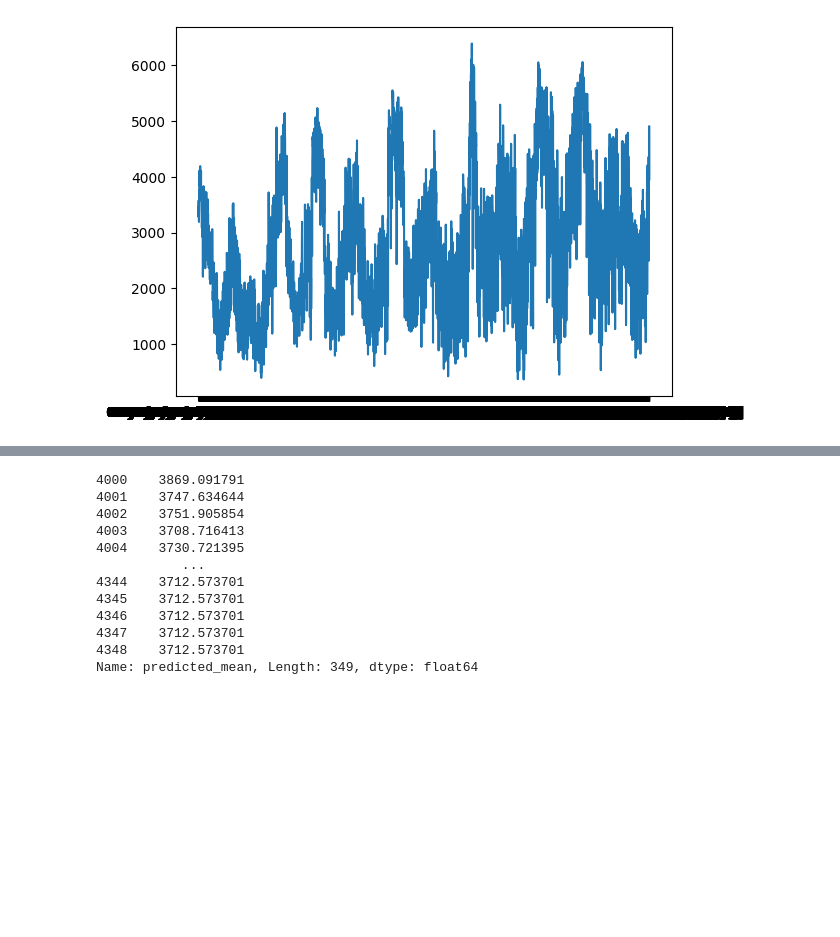
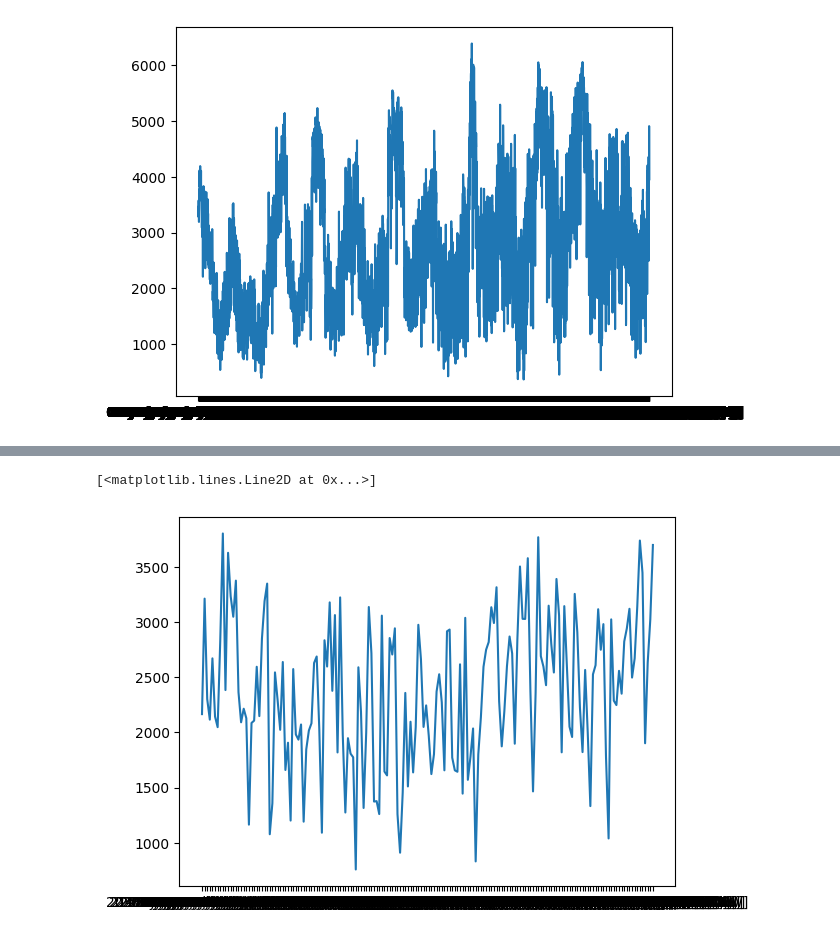
Before and after one commit to Migueldecrayencour/how_green_can_we_go_final, a Jupyter notebook: notebooks/SARIMA.ipynb, the cells around one changed output, grey strips where cells are left out. Cells and saved outputs as stored; diff of their text form; code cells hidden in the pictures; blank space fills up the shorter version.

```diff
--- a/notebooks/SARIMA.ipynb
+++ b/notebooks/SARIMA.ipynb
@@ -7,7 +7,7 @@ from statsmodels.graphics.tsaplots import plot_acf
 from statsmodels.graphics.tsaplots import plot_pacf
 import re
 
-df = pd.read_csv('full_data_2011-01-01_2022-11-26.csv', sep=',')
+df = pd.read_csv('../data/full_data_2011-01-01_2022-11-26.csv', sep=',')
 
 df = df.loc[[2]].drop(columns='Unnamed: 0').T
 df.columns = ['energie']
@@ -32,7 +32,7 @@ plt.plot(df['energie'])
 [<matplotlib.lines.Line2D at 0x...>]
 [figure]
 # %%
-df_rain = pd.read_csv('data_precipitation.csv', sep=';')
-df_temp= pd.read_csv('temperature_data.csv', sep=';')
+df_rain = pd.read_csv('../data/data_precipitation.csv', sep=';')
+df_temp= pd.read_csv('../data/temperature_data.csv', sep=';')
 df_temp.drop(columns=['Unnamed: 17'], inplace = True)
-df[365:]
+df = df[2557:-18]
@@ -58,5 +44,3 @@ df_rain['data'].drop(columns='data')
 
 df_rain['mean'] = df_rain.mean(axis=1)
 df_temp['mean'] = df_temp.mean(axis=1)
-# %%
-df = df.reset_index()
@@ -130,0 +47,8 @@ CONVERGENCE: NORM_OF_PROJECTED_GRADIENT_<=_PGTOL
+# %%
+df_train = df[:1600]
+#temp_train = df_temp[:1600]
+rain_train = df_rain[:1600]
+
+df_test = df[1600:]
+#temp_test = df_temp[1600:]
+rain_test = df_rain[1600:]
@@ -133,20 +99,10 @@ results = sarima.get_forecast(len(test), alpha=0.05)
 forecast = results.predicted_mean
 confidence_int = results.conf_int()
-# %%
-forecast
-# %% [output]
-4000    3869.091791
-4001    3747.634644
-4002    3751.905854
-4003    3708.716413
-4004    3730.721395
-           ...
-4344    3712.573701
-4345    3712.573701
-4346    3712.573701
-4347    3712.573701
-4348    3712.573701
-Name: predicted_mean, Length: 349, dtype: float64
+# %%
+plt.plot(df_test['energie'])
+# %% [output]
+[<matplotlib.lines.Line2D at 0x...>]
+[figure, added]
 # %%
 plt.plot(forecast)
 # %% [output]
```
Also changed, not shown: parts of 14 cells of this notebook.
